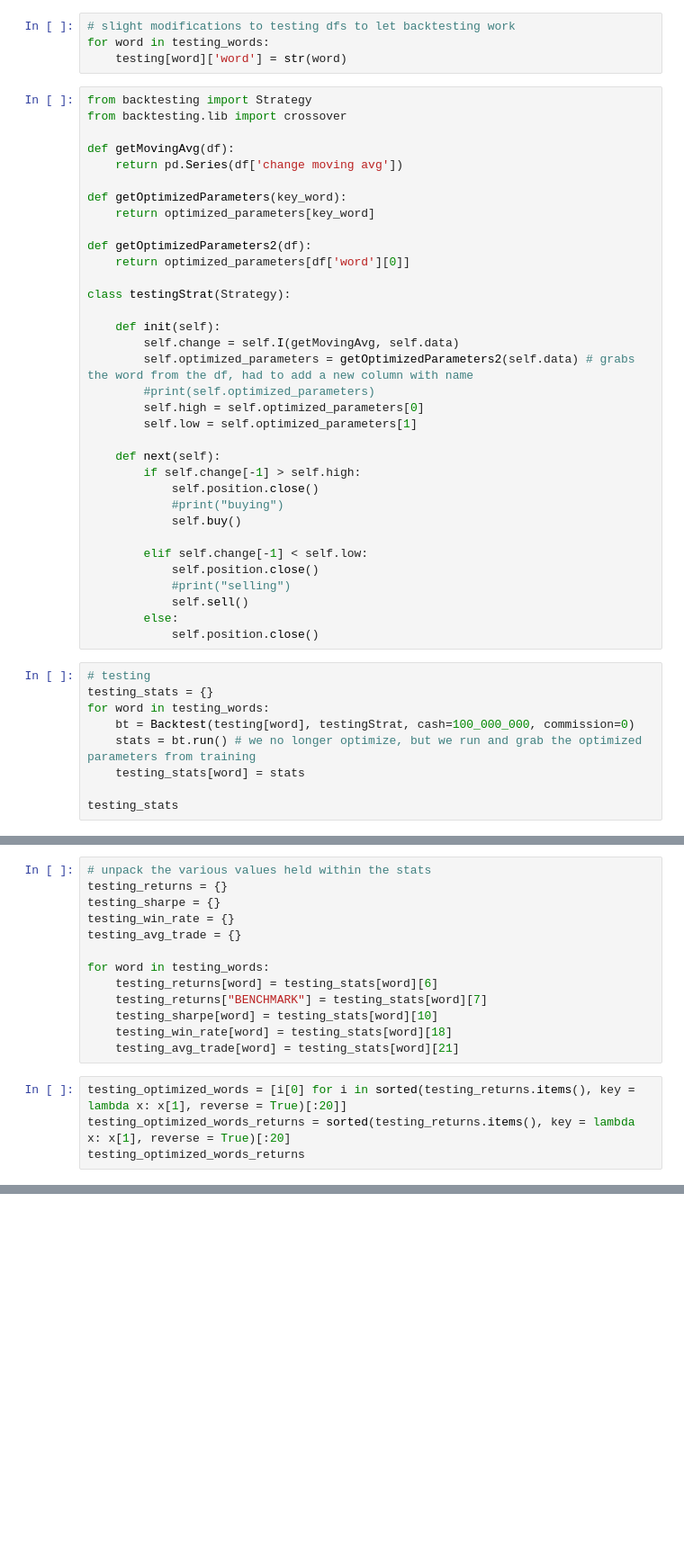
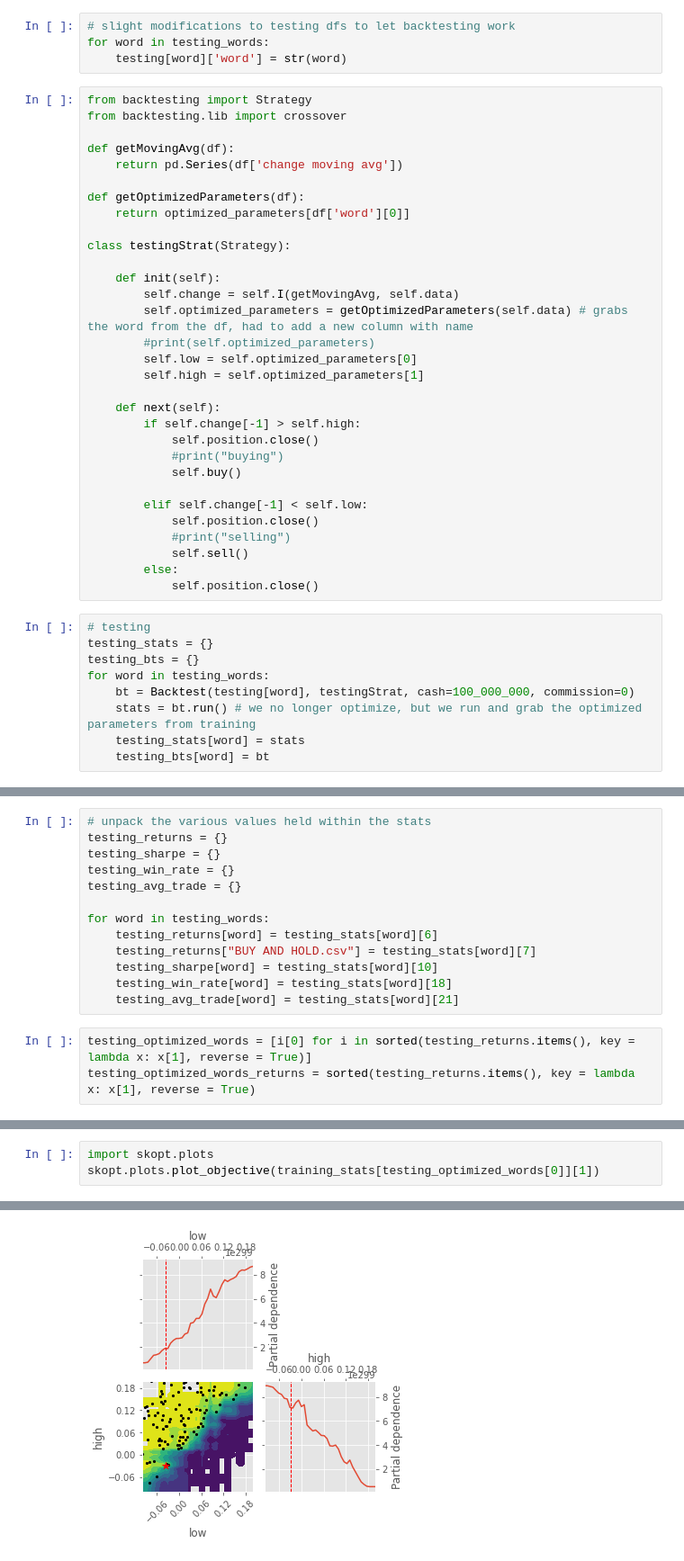
Before and after one commit to evilpegasus/google-trends-financial-modeling, a Jupyter notebook: Presentation Notebook.ipynb, the cells around one changed output, grey strips where cells are left out. Shown at 90% size. Drawn from its saved outputs; the diff is of its cells as text; blank space fills up the shorter version.

```diff
--- a/Presentation Notebook.ipynb
+++ b/Presentation Notebook.ipynb
@@ -369,20 +319,17 @@ from backtesting.lib import crossover
 def getMovingAvg(df):
     return pd.Series(df['change moving avg'])
 
-def getOptimizedParameters(key_word):
-    return optimized_parameters[key_word]
-
-def getOptimizedParameters2(df):
+def getOptimizedParameters(df):
     return optimized_parameters[df['word'][0]]
 
 class testingStrat(Strategy):
 
     def init(self):
         self.change = self.I(getMovingAvg, self.data)
-        self.optimized_parameters = getOptimizedParameters2(self.data) # grabs the word from the df, had to add a new column with name
+        self.optimized_parameters = getOptimizedParameters(self.data) # grabs the word from the df, had to add a new column with name
         #print(self.optimized_parameters)
-        self.high = self.optimized_parameters[0]
-        self.low = self.optimized_parameters[1]
+        self.low = self.optimized_parameters[0]
+        self.high = self.optimized_parameters[1]
 
     def next(self):
         if self.change[-1] > self.high:
@@ -399,9 +346,9 @@ class testingStrat(Strategy):
 # %%
 # testing
 testing_stats = {}
+testing_bts = {}
 for word in testing_words:
     bt = Backtest(testing[word], testingStrat, cash=100_000_000, commission=0)
     stats = bt.run() # we no longer optimize, but we run and grab the optimized parameters from training
     testing_stats[word] = stats
-
-testing_stats
+    testing_bts[word] = bt
@@ -432,11 +361,10 @@ testing_avg_trade = {}
 
 for word in testing_words:
     testing_returns[word] = testing_stats[word][6]
-    testing_returns["BENCHMARK"] = testing_stats[word][7]
+    testing_returns["BUY AND HOLD.csv"] = testing_stats[word][7]
     testing_sharpe[word] = testing_stats[word][10]
     testing_win_rate[word] = testing_stats[word][18]
     testing_avg_trade[word] = testing_stats[word][21]
 # %%
-testing_optimized_words = [i[0] for i in sorted(testing_returns.items(), key = lambda x: x[1], reverse = True)[:20]]
-testing_optimized_words_returns = sorted(testing_returns.items(), key = lambda x: x[1], reverse = True)[:20]
-testing_optimized_words_returns
+testing_optimized_words = [i[0] for i in sorted(testing_returns.items(), key = lambda x: x[1], reverse = True)]
+testing_optimized_words_returns = sorted(testing_returns.items(), key = lambda x: x[1], reverse = True)
@@ -478,0 +414,4 @@ testing_sharpe_words
+# %%
+import skopt.plots
+skopt.plots.plot_objective(training_stats[testing_optimized_words[0]][1])
+# %% [output]
@@ -478,0 +423 @@ testing_sharpe_words
+[figure, added]
```
Also changed, not shown: parts of 40 cells of this notebook, 7 other files.
